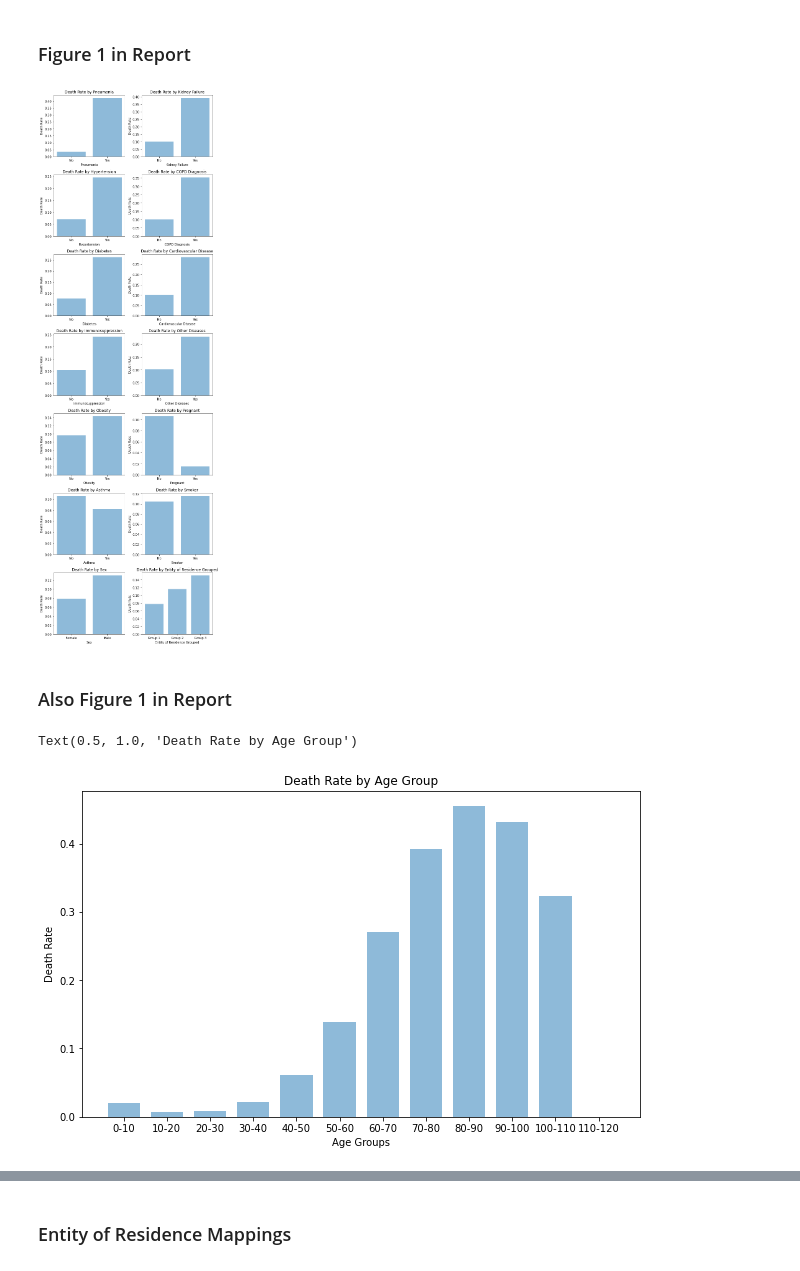
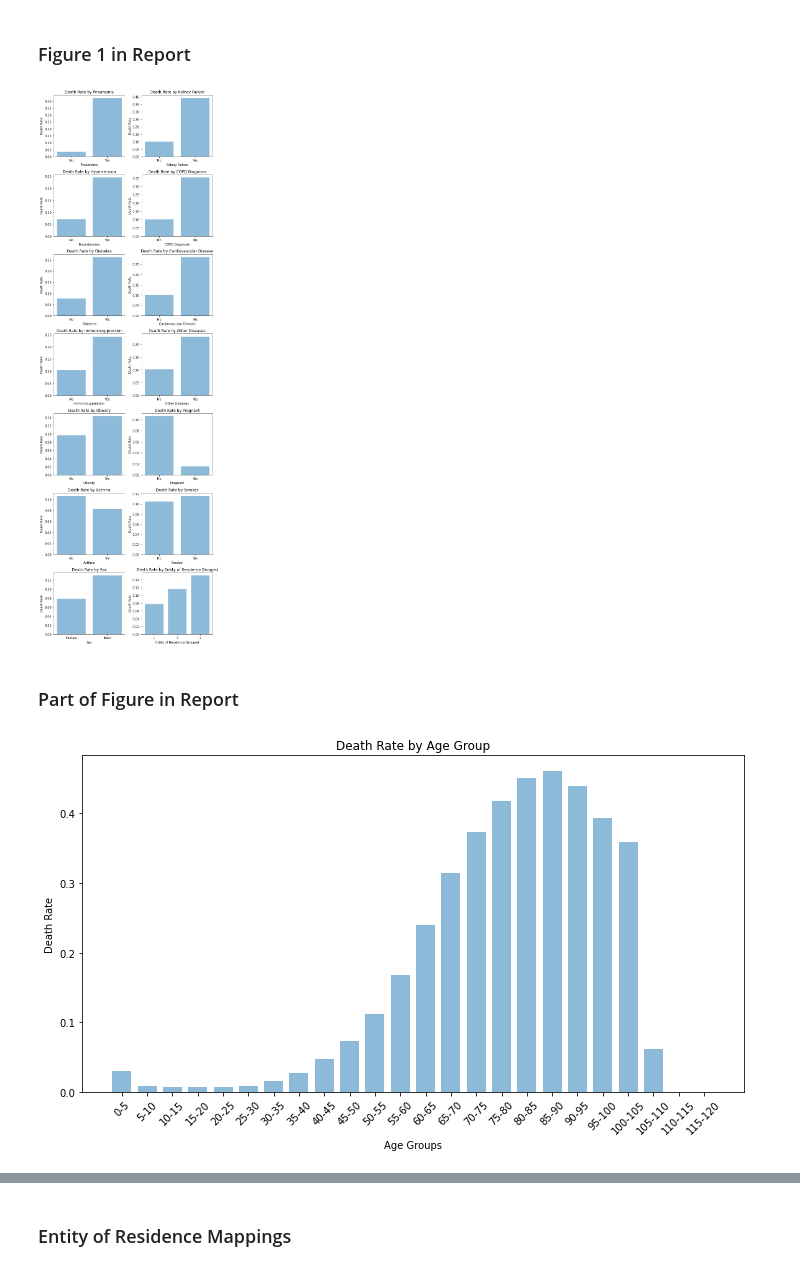
Before and after one commit to harperd17/COVID-Death-Rates, a Jupyter notebook: Notebooks/Data_Visualizations.ipynb, the cells around one changed output, grey strips where cells are left out. Cells and saved outputs as stored; diff of their text form; code cells hidden in the pictures.

```diff
--- a/Notebooks/Data_Visualizations.ipynb
+++ b/Notebooks/Data_Visualizations.ipynb
@@ -7,6 +9,6 @@ import utils #file located in same directory as this notebook that contains func
 %matplotlib inline
 # %%
-covid_data = pd.read_csv('Data/CleanedCovidData10-12.csv')
+covid_data = pd.read_csv('Data/CleanedCovidData10-16.csv')
 # %% [markdown]
 ### Inspecting Risk Factors
 ---
@@ -37,34 +37,35 @@ ax[4,1] = utils.getDeathRates3(covid_data,'Pregnant','Died',ax[4,1],mappings['Pr
 ax[5,0] = utils.getDeathRates3(covid_data,'Asthma','Died',ax[5,0],mappings['Asthma'])
 ax[5,1] = utils.getDeathRates3(covid_data,'Smoker','Died',ax[5,1],mappings['Smoker'])
 ax[6,0] = utils.getDeathRates3(covid_data,'Sex','Died',ax[6,0],mappings['Sex'])
-ax[6,1] = utils.getDeathRates3(covid_data,'Entity of Residence Grouped','Died',ax[6,1],mappings['Entity Location Grouped'])
+ax[6,1] = utils.getDeathRates3(covid_data,'Entity of Residence Grouped','Died',ax[6,1],mappings['Entity of Residence Grouped'])
 fig.tight_layout()
 #fig.savefig('Binary Variable Death Rates.png')
 # %% [output]
-[figure, old version]
+[figure, new version]
 # %% [markdown]
-### Also Figure 1 in Report
+### Part of Figure  in Report
 # %%
 #plotting the death rates by age group (every 10 years)
-gap = 10
+gap = 5
 death_rates = []
 x_labs = []
 x_labeling = []
 for i in range(0,120,gap):
     subset = covid_data[covid_data['Age'].between(i,i+gap)]
     death_rates.append(sum(subset['Died'])/len(subset['Died']))
     x_labs.append((i+i+gap)/2)
     x_labeling.append(str(i)+"-"+str(i+gap))
 
 fig,ax = plt.subplots(1)
 fig.set_size_inches(10, 6)
 ax.bar(x_labs, death_rates, align='center', alpha=0.5,width=gap*3/4)
 ax.set_xlabel('Age Groups')
 ax.set_xticks(x_labs)
+plt.xticks(rotation=45)
 ax.set_xticklabels(x_labeling)
 ax.set_ylabel('Death Rate')
 ax.set_title('Death Rate by Age Group')
+fig.tight_layout()
 #fig.savefig('Age Rates.png')
 # %% [output]
-Text(0.5, 1.0, 'Death Rate by Age Group')
-[figure, old version]
+[figure, new version]
```
Also changed, not shown: parts of 32 cells of this notebook, 3 other files.
